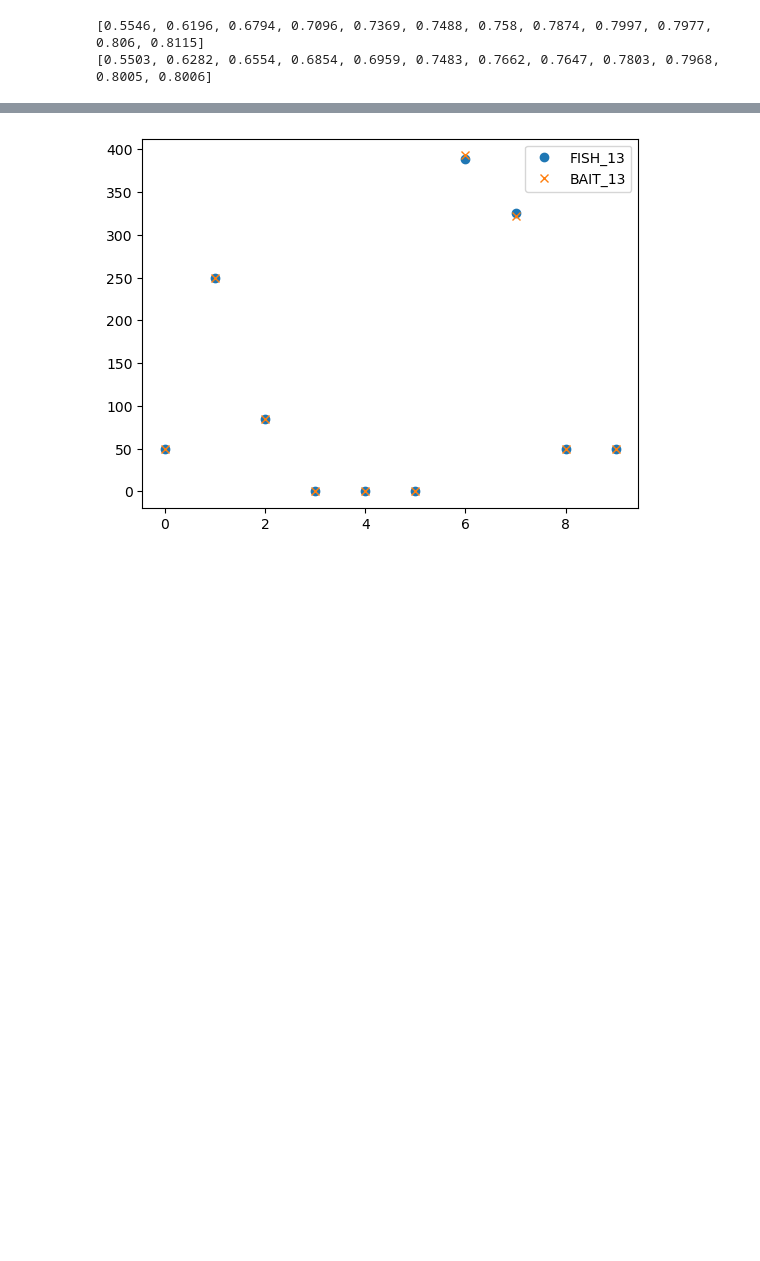
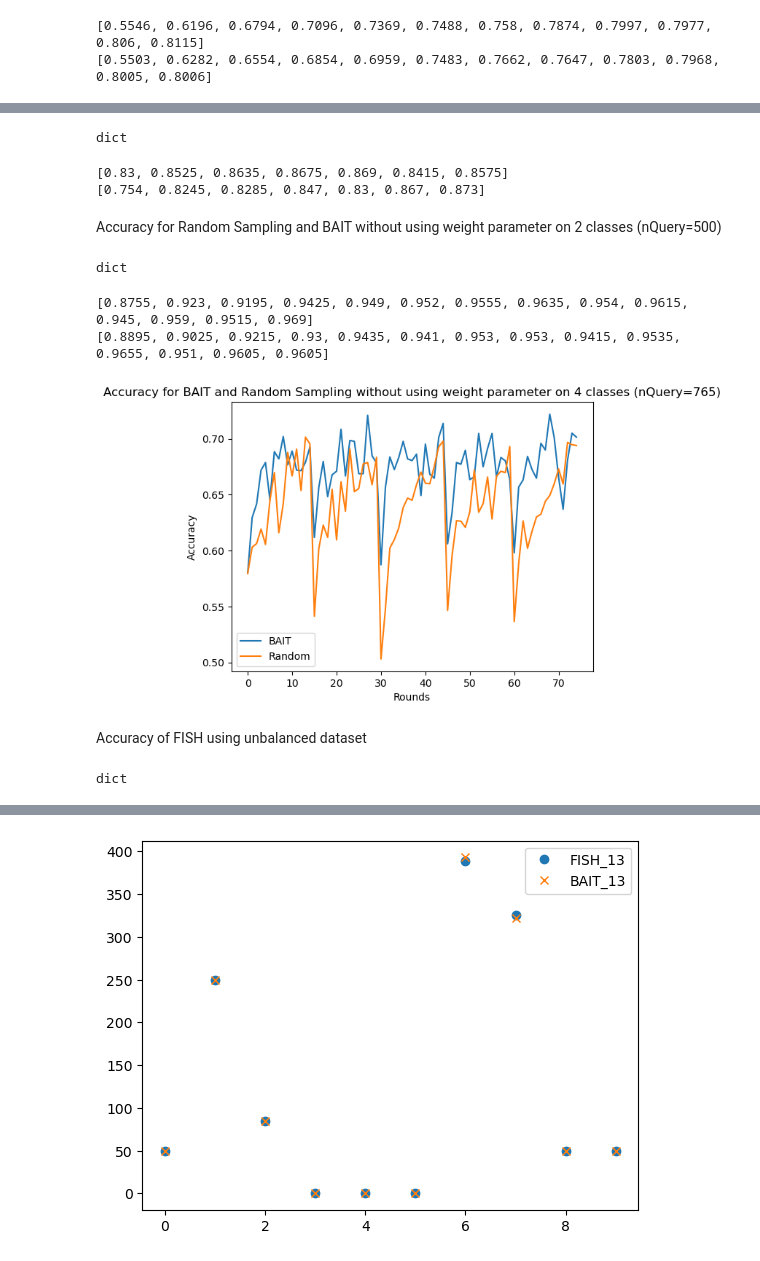
Before and after one commit to sgchr273/FisherMask, a Jupyter notebook: viz.ipynb, the cells around one changed output, grey strips where cells are left out. Cells and saved outputs as stored; diff of their text form; code cells hidden in the pictures; blank space fills up the shorter version.

```diff
--- a/viz.ipynb
+++ b/viz.ipynb
@@ -436,0 +760,5 @@ print([a for a in rd_accuracies['FISH']])
+# %%
+import pickle
+filename = 'small_exp'
+rd_accuracies = pickle.load(open("Save/Round_accuracies/" + "Accuracy_for_" + filename + ".p", "rb"))
+type(rd_accuracies)
@@ -436,0 +773,5 @@ print([a for a in rd_accuracies['FISH']])
+# %%
+import pickle
+filename = 'Random_vs_BAIT'
+rd_accuracies = pickle.load(open("Save/Round_accuracies/" + "Accuracy_for_" + filename + ".p", "rb"))
+type(rd_accuracies)
@@ -436,0 +786,53 @@ print([a for a in rd_accuracies['FISH']])
+# %%
+import pickle
+filename = 'Random_vs_BAIT_wo_weight'
+rd_accuracies = pickle.load(open("Save/Round_accuracies/" + "Accuracy_for_" + filename + ".p", "rb"))
+type(rd_accuracies)
+# %% [output]
+dict
+# %%
+print([a for a in rd_accuracies['BAIT']])
+print([a for a in rd_accuracies['rand']])
+# %% [output]
+[0.83, 0.8525, 0.8635, 0.8675, 0.869, 0.8415, 0.8575]
+[0.754, 0.8245, 0.8285, 0.847, 0.83, 0.867, 0.873]
+# %% [markdown]
+Accuracy for Random Sampling and BAIT without using weight parameter on 2 classes (nQuery=500)
+# %%
+import pickle
+filename = 'Random_vs_BAIT_wo_weight_2'
+rd_accuracies = pickle.load(open("Save/Round_accuracies/" + "Accuracy_for_" + filename + ".p", "rb"))
+type(rd_accuracies)
+# %% [output]
+dict
+# %%
+print([a for a in rd_accuracies['BAIT']])
+print([a for a in rd_accuracies['rand']])
+# %% [output]
+[0.8755, 0.923, 0.9195, 0.9425, 0.949, 0.952, 0.9555, 0.9635, 0.954, 0.9615, 0.945, 0.959, 0.9515, 0.969]
+[0.8895, 0.9025, 0.9215, 0.93, 0.9435, 0.941, 0.953, 0.953, 0.9415, 0.9535, 0.9655, 0.951, 0.9605, 0.9605]
+# %%
+import matplotlib.pyplot as plt
+
+plt.plot([rd_accuracies['BAIT'][r] for r in range(len(rd_accuracies['BAIT']))], label='BAIT')
+plt.plot([rd_accuracies['rand'][r] for r in range(len(rd_accuracies['rand']))], label="Random")
+plt.title('Accuracy for BAIT and Random Sampling without using weight parameter on 4 classes (nQuery=765)')
+plt.xlabel('Rounds')
+plt.ylabel('Accuracy')
+plt.legend()
+plt.show()
+# %% [output]
+[figure, added]
+# %% [markdown]
+Accuracy of FISH using unbalanced dataset
+# %%
+import pickle
+import numpy as np
+FISH_accur_list = []
+filename = 'BAIT_w_randmask0'
+rd_accuracies_fish_0 = pickle.load(open("Save/Round_accuracies/" + "Accuracy_for_" + filename + ".p", "rb"))
+acc_0 = [a for a in rd_accuracies_fish_0['FISH']]
+FISH_accur_list.append(acc_0)
+type(rd_accuracies)
+# %% [output]
+dict
```
Also changed, not shown: parts of 67 cells of this notebook, 14 other files.
